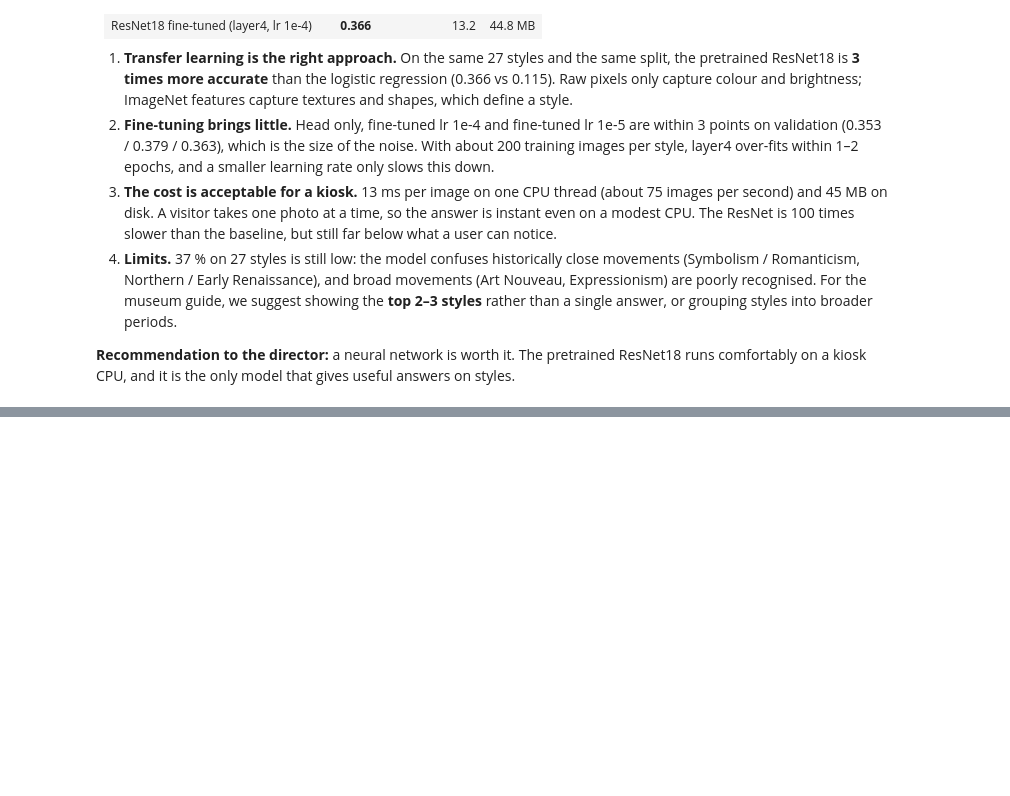
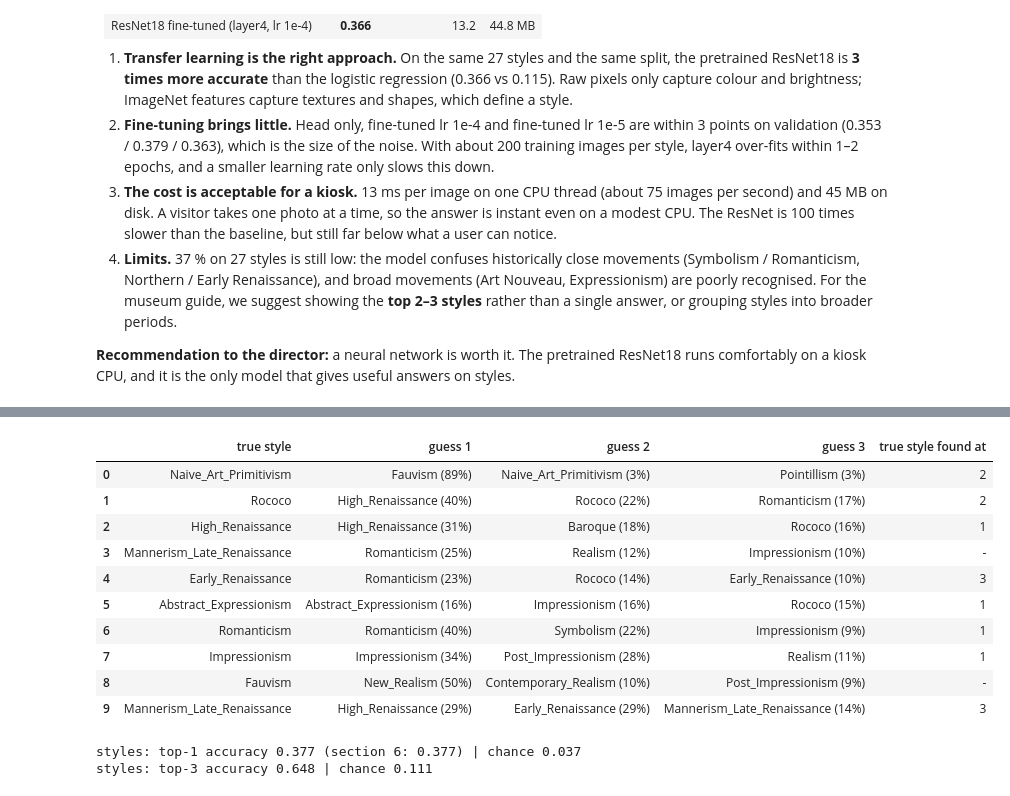
Before and after one commit to lcaquelin/Neural_Networks, a Jupyter notebook: notebooks/06_01_resnet_style.ipynb, the cells around one changed output, grey strips where cells are left out. Saved outputs shown, nothing was run; the diff lists cells and outputs as text; code cells hidden in the pictures; blank space fills up the shorter version.

```diff
--- a/notebooks/06_01_resnet_style.ipynb
+++ b/notebooks/06_01_resnet_style.ipynb
@@ -432,0 +487,46 @@ resnet18_style_finetuned_lr1e-4       0.366     13.23    44.8
+# %%
+N_EXAMPLES = 10  # number of test paintings shown in the table
+
+# The three most likely styles of the first test paintings, next to the true style
+positions = torch.as_tensor(idx["test"][:N_EXAMPLES])
+example_rows = []
+for answer, true_class in zip(predict_top_k(model, X_img[positions]), y_all[positions].tolist()):
+    true_name = class_names[true_class]
+    row = {"true style": true_name}
+    for r, (name, p) in enumerate(answer, start=1):
+        row[f"guess {r}"] = f"{name} ({p:.0%})"
+    # Where the true style is among the three guesses: 1, 2, 3, or "-" if it is not
+    names = [name for name, _ in answer]
+    row["true style found at"] = names.index(true_name) + 1 if true_name in names else "-"
+    example_rows.append(row)
+pd.DataFrame(example_rows)
+# %% [output]
+|  | true style | guess 1 | guess 2 | guess 3 | true style found at |
+| 0 | Naive_Art_Primitivism | Fauvism (89%) | Naive_Art_Primitivism (3%) | Pointillism (3%) | 2 |
+| 1 | Rococo | High_Renaissance (40%) | Rococo (22%) | Romanticism (17%) | 2 |
+| 2 | High_Renaissance | High_Renaissance (31%) | Baroque (18%) | Rococo (16%) | 1 |
+| 3 | Mannerism_Late_Renaissance | Romanticism (25%) | Realism (12%) | Impressionism (10%) | - |
+| 4 | Early_Renaissance | Romanticism (23%) | Rococo (14%) | Early_Renaissance (10%) | 3 |
+| 5 | Abstract_Expressionism | Abstract_Expressionism (16%) | Impressionism (16%) | Rococo (15%) | 1 |
+| 6 | Romanticism | Romanticism (40%) | Symbolism (22%) | Impressionism (9%) | 1 |
+| 7 | Impressionism | Impressionism (34%) | Post_Impressionism (28%) | Realism (11%) | 1 |
+| 8 | Fauvism | New_Realism (50%) | Contemporary_Realism (10%) | Post_Impressionism (9%) | - |
+| 9 | Mannerism_Late_Renaissance | High_Renaissance (29%) | Early_Renaissance (29%) | Mannerism_Late_Renaissance (14%) | 3 |
+# %%
+# Top-1 and top-3 accuracy on the whole test set (same chosen model: no new choice is made)
+model.eval()
+correct_top1, correct_top3, n = 0, 0, 0
+with torch.no_grad():
+    for xb, yb in test_loader:
+        probs = torch.softmax(model(xb.to(device)), dim=1).cpu()
+        top3 = torch.topk(probs, TOP_K, dim=1).indices  # shape (B, 3): the three guesses of each image
+        correct_top1 += (top3[:, 0] == yb).sum().item()  # the first guess is right
+        correct_top3 += (top3 == yb.unsqueeze(1)).any(dim=1).sum().item()  # the true style is among the 3
+        n += len(yb)
+
+top1_acc, top3_acc = correct_top1 / n, correct_top3 / n
+print(f"styles: top-1 accuracy {top1_acc:.3f} (section 6: {test_acc:.3f}) | chance {1 / C:.3f}")
+print(f"styles: top-3 accuracy {top3_acc:.3f} | chance {TOP_K / C:.3f}")
+# %% [output]
+styles: top-1 accuracy 0.377 (section 6: 0.377) | chance 0.037
+styles: top-3 accuracy 0.648 | chance 0.111
```
Also changed, not shown: parts of 18 cells of this notebook, 25 other files.
